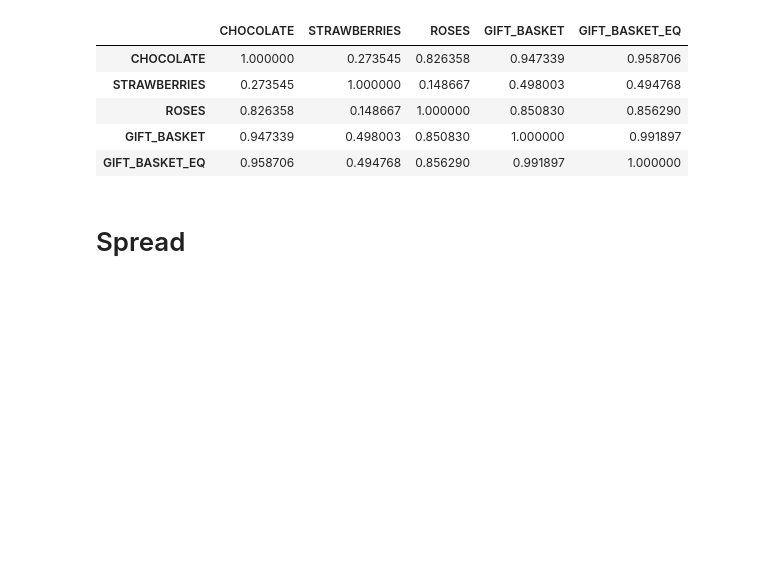
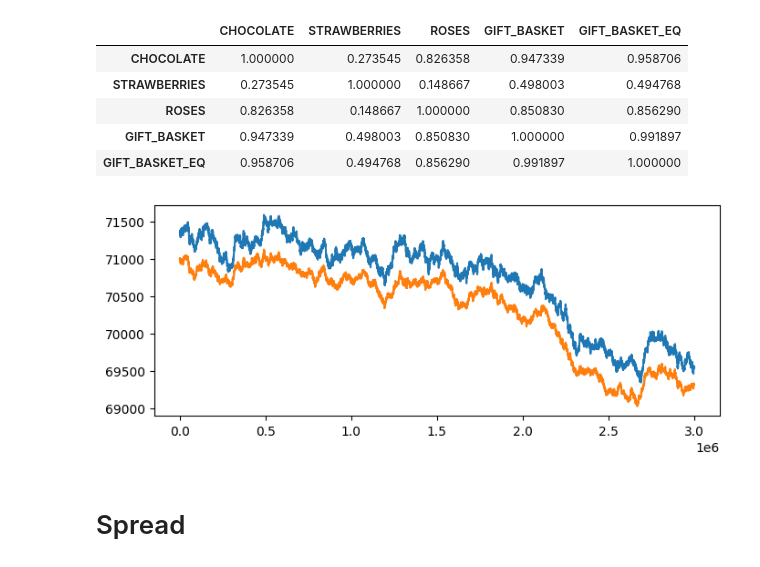
Before and after one commit to aemilani/imc-prosperity-2, a Jupyter notebook: round_3_algo.ipynb, the cells around one changed output. Drawn from its saved outputs; the diff is of its cells as text; code cells hidden in the pictures; blank space fills up the shorter version.

```diff
--- a/round_3_algo.ipynb
+++ b/round_3_algo.ipynb
@@ -61,6 +61,13 @@ mids.corr()
 | ROSES | 0.826358 | 0.148667 | 1.000000 | 0.850830 | 0.856290 |
 | GIFT_BASKET | 0.947339 | 0.498003 | 0.850830 | 1.000000 | 0.991897 |
 | GIFT_BASKET_EQ | 0.958706 | 0.494768 | 0.856290 | 0.991897 | 1.000000 |
+# %%
+plt.figure(figsize=(8, 3))
+plt.plot(mids['GIFT_BASKET'])
+plt.plot(mids['GIFT_BASKET_EQ'])
+plt.show()
+# %% [output]
+[figure, added]
 # %%
 # fig, ax = plt.subplots(4, 1, figsize=(12, 12))
 # for i in range(4):
```
Also changed, not shown: parts of 2 cells of this notebook, 4 other files.
